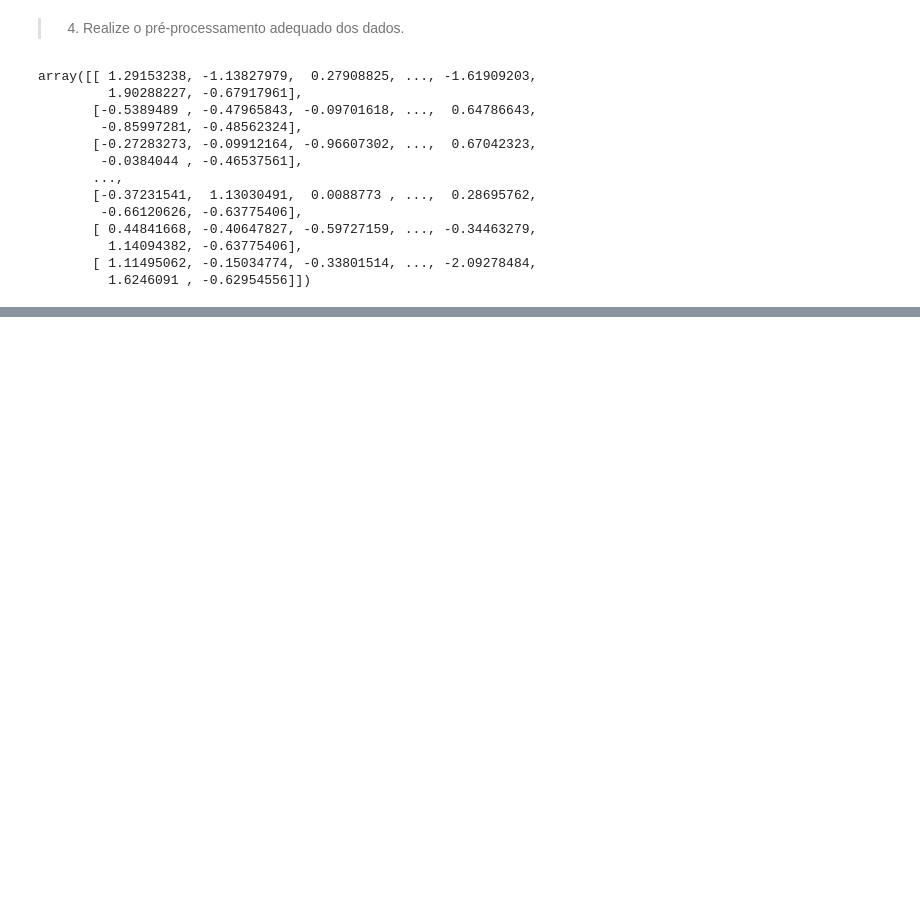
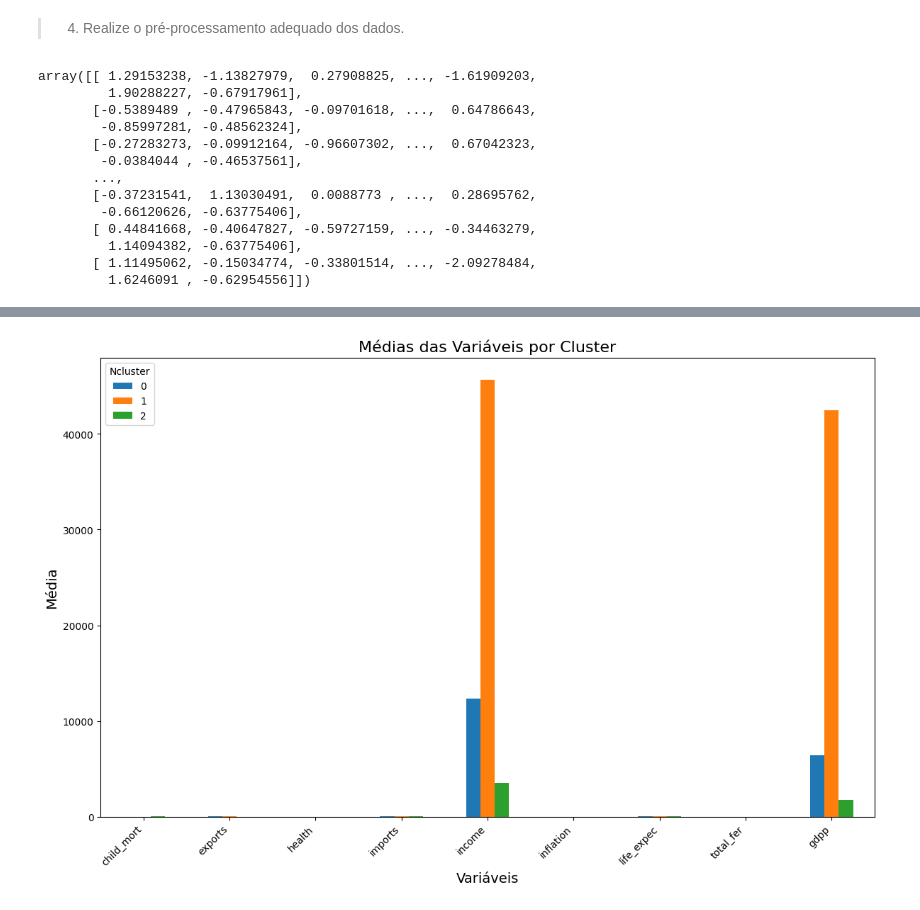
Before and after one commit to acrisandradee/algoritimoIAparaclusterizacao, a Jupyter notebook: pd_cris_andrade.ipynb, the cells around one changed output, grey strips where cells are left out. Cells and saved outputs as stored; diff of their text form; code cells hidden in the pictures; blank space fills up the shorter version.

```diff
--- a/pd_cris_andrade.ipynb
+++ b/pd_cris_andrade.ipynb
@@ -180,8 +201,8 @@ variaveis = ['child_mort', 'exports', 'health', 'imports', 'income', 'inflation'
 # Padronizar os dados
 scaler = StandardScaler()
 numerical_data = dados[variaveis]
-dados_padronizados = scaler.fit_transform(numerical_data)
-dados_padronizados
+dadospadronizados = scaler.fit_transform(numerical_data)
+dadospadronizados
 # %% [output]
 array([[ 1.29153238, -1.13827979,  0.27908825, ..., -1.61909203,
          1.90288227, -0.67917961],
@@ -252,0 +236,6 @@ plt.show()
+# %%
+from sklearn.cluster import KMeans
+kmeans = KMeans(n_clusters=3, random_state=42)
+kmeans.fit(dadospadronizados)
+dados['Ncluster'] = kmeans.predict(dadospadronizados)
+dados
@@ -252,0 +258,6 @@ plt.show()
+# %%
+from sklearn.cluster import AgglomerativeClustering
+cluster = AgglomerativeClustering(n_clusters=3, linkage='ward')
+Hcluster = cluster.fit_predict(dadospadronizados)
+dados['Hcluster'] = Hcluster
+dados
@@ -252,0 +321,21 @@ plt.show()
+# %%
+import matplotlib.pyplot as plt
+import seaborn as sns
+import pandas as pd
+
+
+cluster_means = dados.groupby('Ncluster')[['child_mort', 'exports', 'health', 'imports', 'income',
+                                      'inflation', 'life_expec', 'total_fer', 'gdpp']].mean()
+
+# Plotando o gráfico de barras
+cluster_means.T.plot(kind='bar', figsize=(12, 8))
+
+# Adicionando título e rótulos
+plt.title('Médias das Variáveis por Cluster', fontsize=16)
+plt.ylabel('Média', fontsize=14)
+plt.xlabel('Variáveis', fontsize=14)
+plt.xticks(rotation=45, ha='right')
+plt.tight_layout()
+plt.show()
+# %% [output]
+[figure, added]
```
Also changed, not shown: parts of 44 cells of this notebook.
